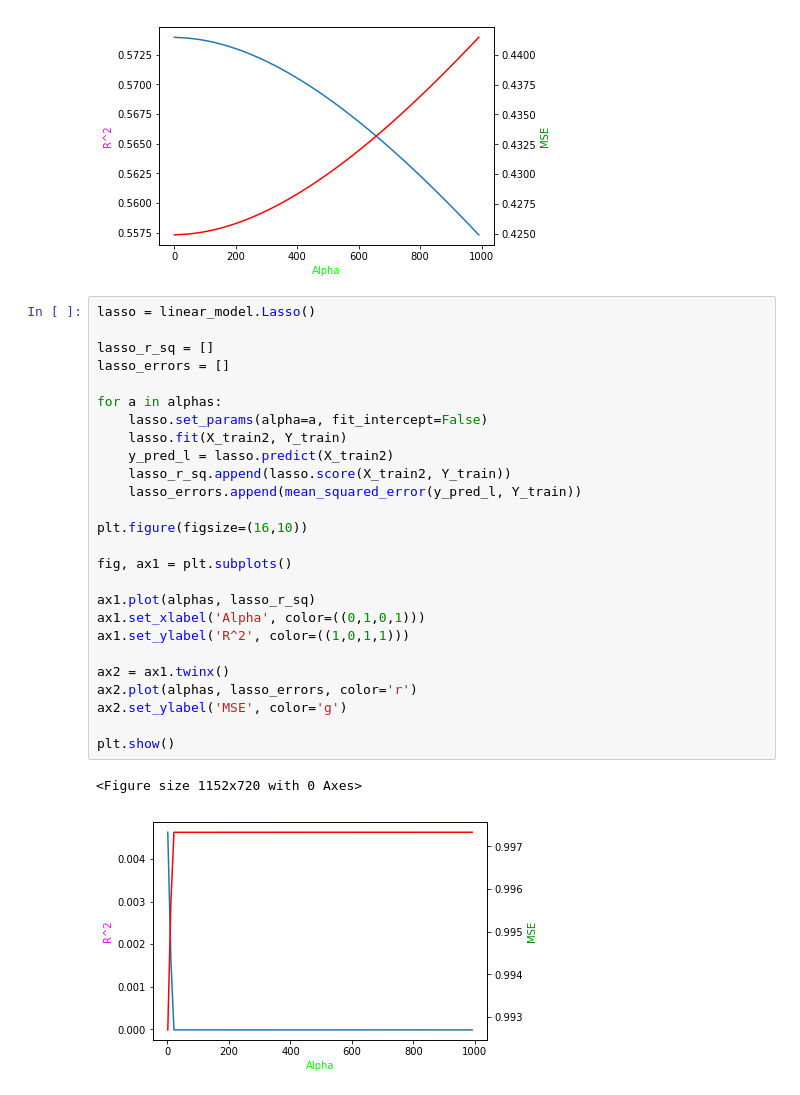
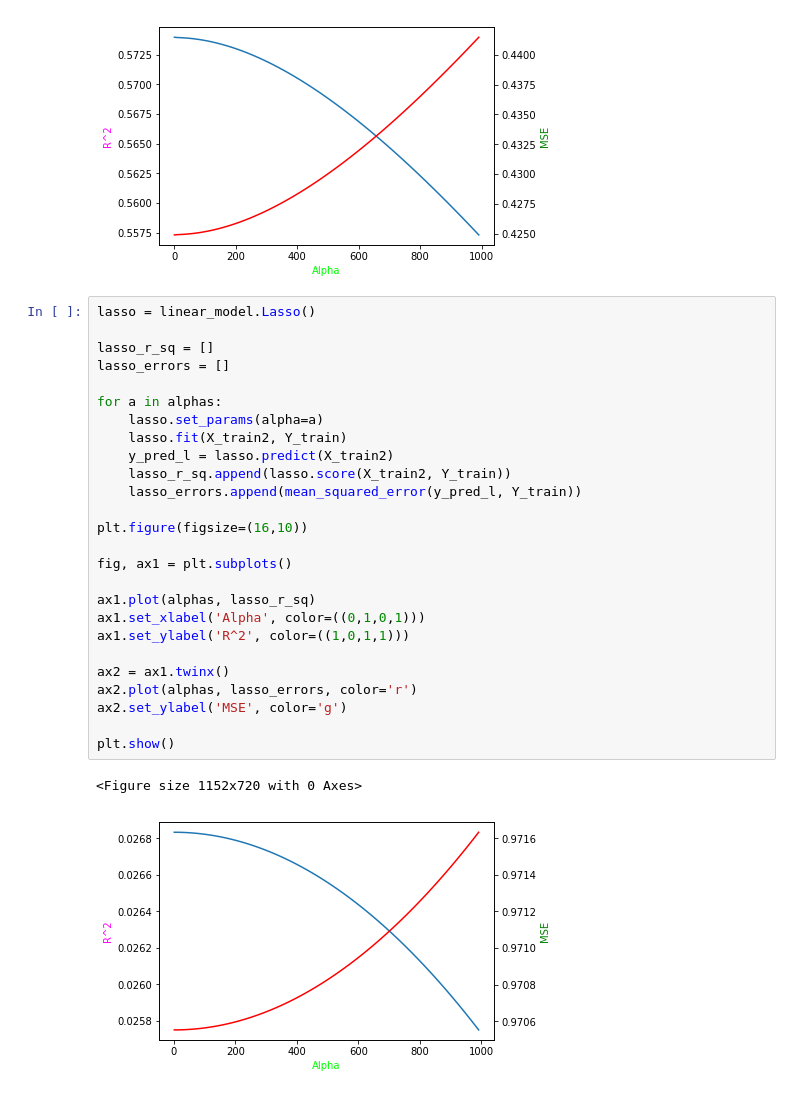
Before and after one commit to JustFairWell/thinkful, a Jupyter notebook: dsboot_3_3_3.ipynb, the cells around one changed output. Drawn from its saved outputs; the diff is of its cells as text.

```diff
--- a/dsboot_3_3_3.ipynb
+++ b/dsboot_3_3_3.ipynb
@@ -77,29 +77,29 @@ plt.show()
 # %%
 lasso = linear_model.Lasso()
 
 lasso_r_sq = []
 lasso_errors = []
 
 for a in alphas:
-    lasso.set_params(alpha=a, fit_intercept=False)
+    lasso.set_params(alpha=a)
     lasso.fit(X_train2, Y_train)
     y_pred_l = lasso.predict(X_train2)
     lasso_r_sq.append(lasso.score(X_train2, Y_train))
     lasso_errors.append(mean_squared_error(y_pred_l, Y_train))
 
 plt.figure(figsize=(16,10))
 
 fig, ax1 = plt.subplots()
 
 ax1.plot(alphas, lasso_r_sq)
 ax1.set_xlabel('Alpha', color=((0,1,0,1)))
 ax1.set_ylabel('R^2', color=((1,0,1,1)))
 
 ax2 = ax1.twinx()
 ax2.plot(alphas, lasso_errors, color='r')
 ax2.set_ylabel('MSE', color='g')
 
 plt.show()
 # %% [output]
 <Figure size 1152x720 with 0 Axes>
-[figure, old version]
+[figure, new version]
```
